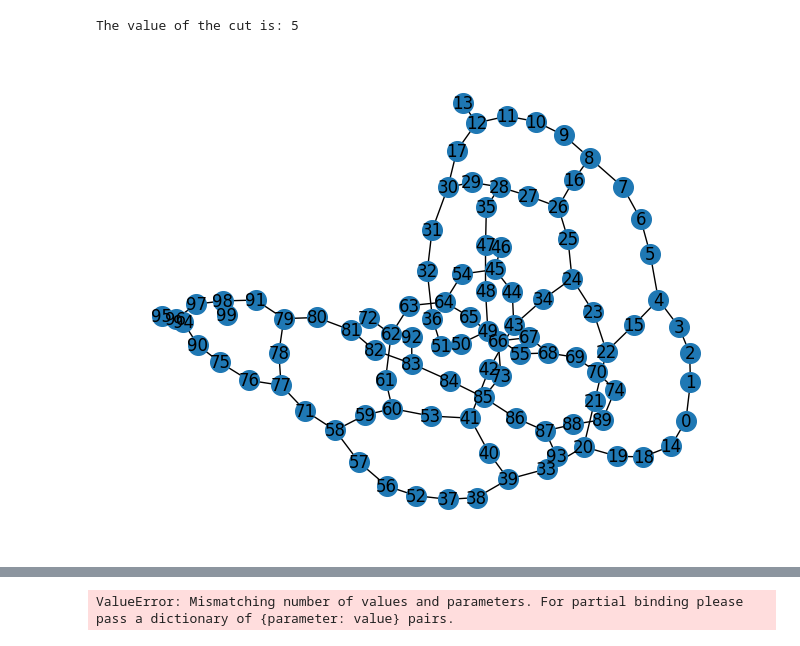
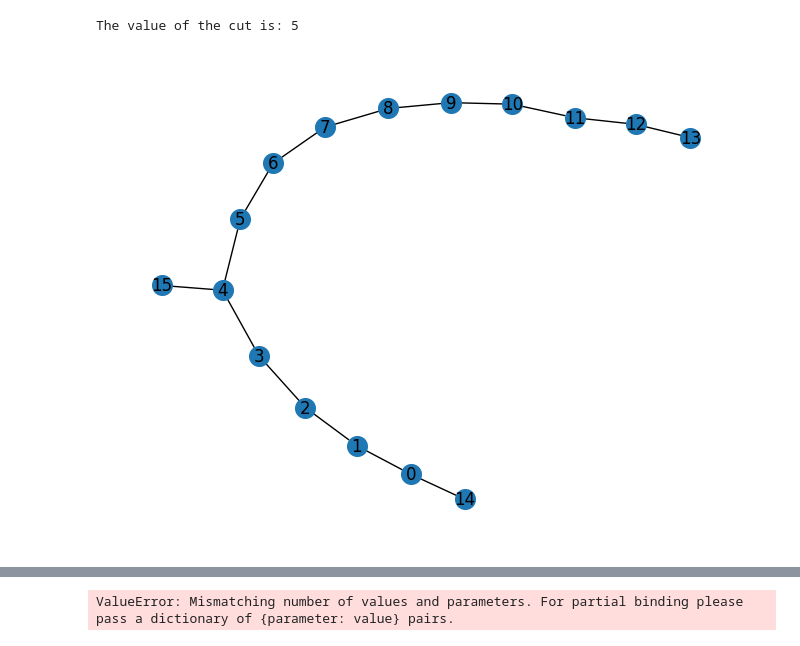
Before and after one commit to pfischer1687/qiskit_scratch, a Jupyter notebook: qiskit_scratch/qiskit_scratch.ipynb, the cells around one changed output, grey strips where cells are left out. Saved outputs shown, nothing was run; the diff lists cells and outputs as text; code cells hidden in the pictures.

```diff
--- a/qiskit_scratch/qiskit_scratch.ipynb
+++ b/qiskit_scratch/qiskit_scratch.ipynb
@@ -372,17 +373,17 @@ The value of the cut is: 5
 # %%
 backend = service.least_busy(min_num_qubits=127)
 
-n = 100  # Number of nodes in graph
+n = 16  # Number of nodes in graph
 graph_100 = rx.PyGraph()
 graph_100.add_nodes_from(np.arange(0, n, 1))
 elist = []
 for edge in backend.coupling_map:
     if edge[0] < n and edge[1] < n:
         elist.append((edge[0], edge[1], 1.0))
 graph_100.add_edges_from(elist)
 draw_graph(graph_100, node_size=200, with_labels=True, width=1)
 # %% [output]
-[figure, old version]
+[figure, new version]
 # %%
 max_cut_paulis_100 = build_max_cut_paulis(graph_100)
 
```
Also changed, not shown: parts of 7 cells of this notebook.
